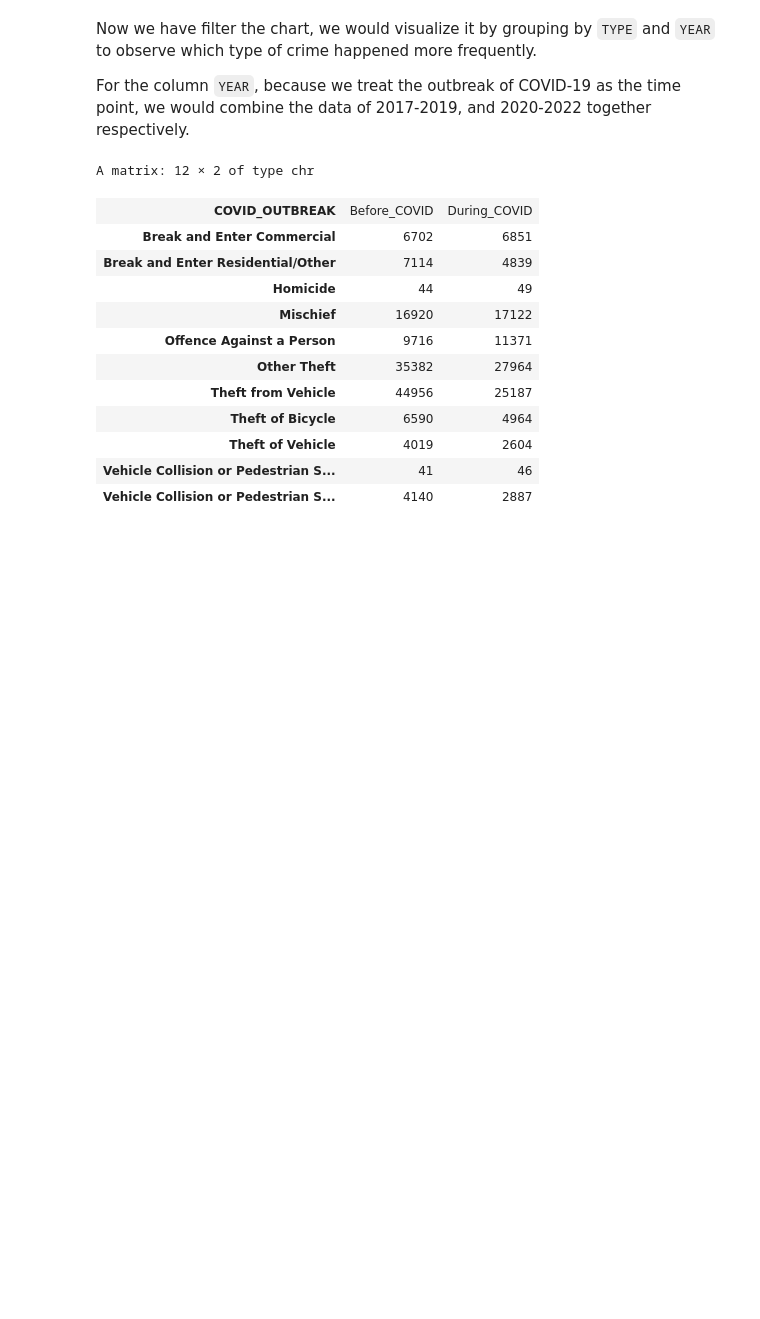
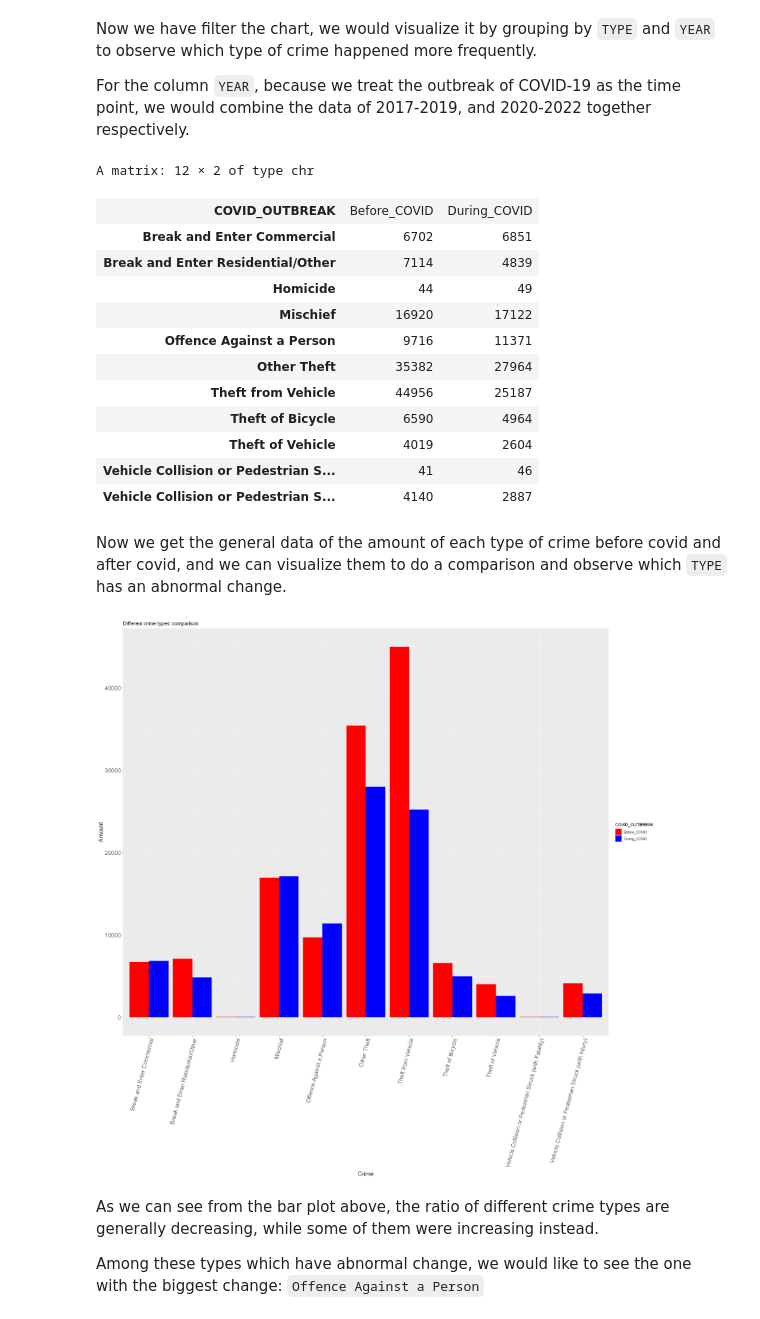
Before and after one commit to Rz02/stat201_2022w2_group_06_project, a Jupyter notebook: crime_rate_comparison.ipynb, the cells around one changed output. Drawn from its saved outputs; the diff is of its cells as text; code cells hidden in the pictures; blank space fills up the shorter version.

Commit message:
bar chart

```diff
--- a/crime_rate_comparison.ipynb
+++ b/crime_rate_comparison.ipynb
@@ -138,3 +140,34 @@ A matrix: 12 × 2 of type chr
 | Theft of Vehicle | 4019 | 2604 |
 | Vehicle Collision or Pedestrian S... | 41 | 46 |
 | Vehicle Collision or Pedestrian S... | 4140 | 2887 |
+# %% [markdown]
+Now we get the general data of the amount of each type of crime before covid and after covid, and we can visualize them to do a comparison and observe which `TYPE` has an abnormal change.
+# %%
+set.seed(123)
+
+frame_crime <- as.data.frame(crime)
+
+frame_crime_long <- pivot_longer(frame_crime,
+                                 -COVID_OUTBREAK,
+                                 names_to = "Crime",
+                                 values_to = "Value")
+
+diff_crime_plot <- frame_crime_long %>%
+    ggplot(aes(x = Crime, y = Value, fill = COVID_OUTBREAK)) +
+    geom_bar(stat = "identity", position = "dodge") +
+    scale_fill_manual(values = c("red", "blue")) +
+    labs(x = "Crime", y = "Amount", fill = "COVID_OUTBREAK") +
+    ggtitle("Different crime types' comparison") +
+    theme(axis.text.x = element_text(angle = 75, vjust = 1, hjust = 1),
+          axis.text = element_text(size = 15),
+          axis.title = element_text(size = 15))
+
+options(repr.plot.width = 20, repr.plot.height = 20)
+
+diff_crime_plot
+# %% [output]
+[figure, added]
+# %% [markdown]
+As we can see from the bar plot above, the ratio of different crime types are generally decreasing, while some of them were increasing instead.
+
+Among these types which have abnormal change, we would like to see the one with the biggest change: `Offence Against a Person`
```
Also changed, not shown: parts of 1 cell of this notebook.
